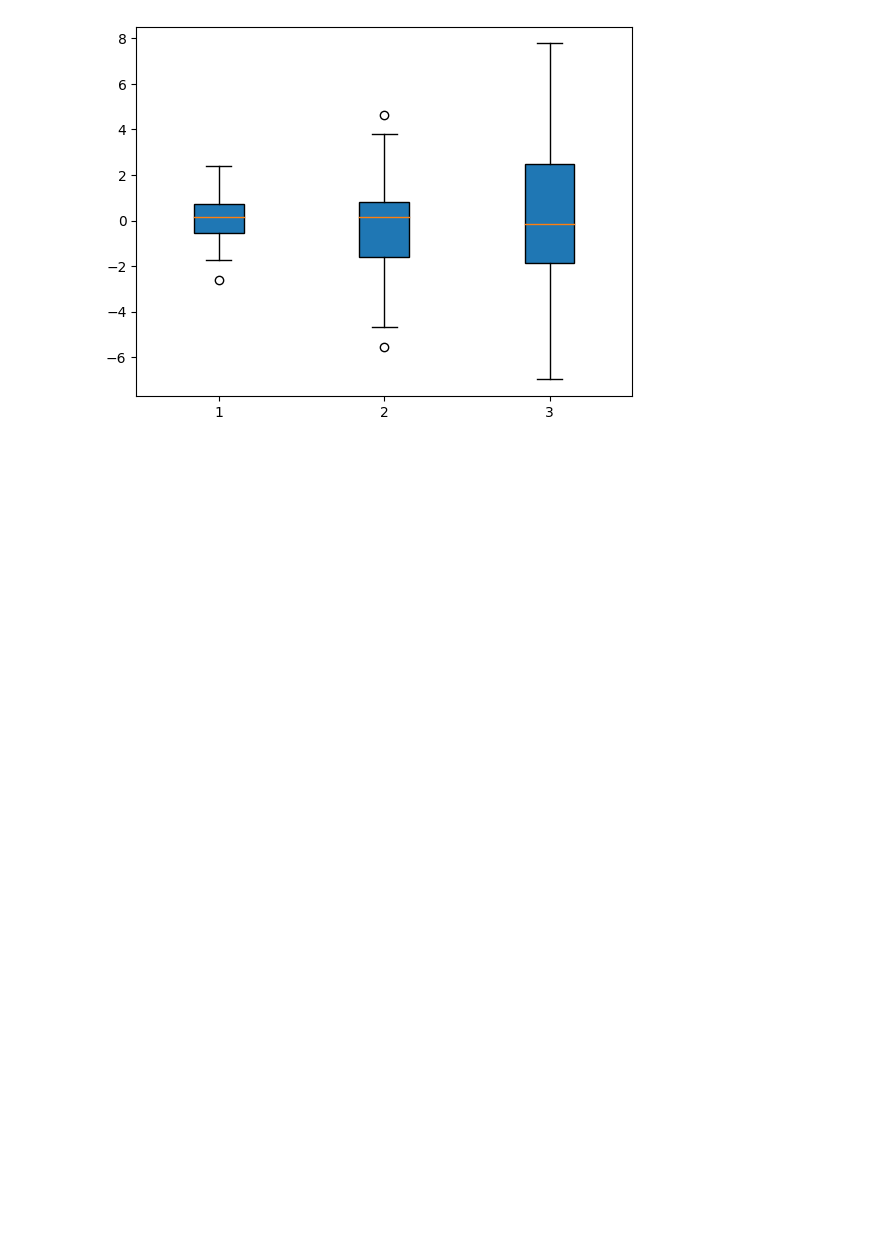
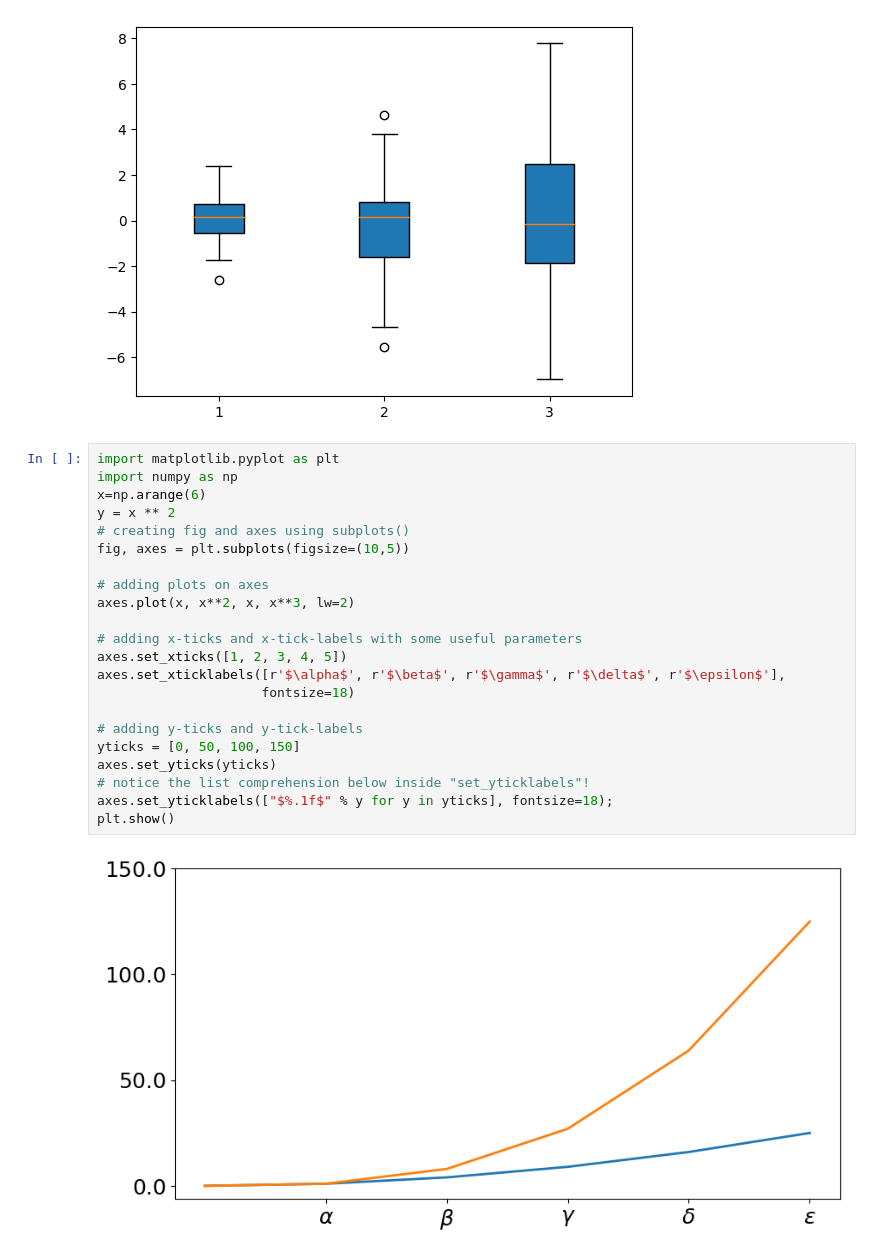
Before and after one commit to harshit2702/Intro-to-Data-Science, a Jupyter notebook: notebooks/matplotlib.ipynb, the cells around one changed output. Cells and saved outputs as stored; diff of their text form; blank space fills up the shorter version.

```diff
--- a/notebooks/matplotlib.ipynb
+++ b/notebooks/matplotlib.ipynb
@@ -194,3 +194,27 @@ data = [np.random.normal(0, std, 100) for std in range(1, 4)]
 plt.boxplot(data, vert=True, patch_artist=True);
 # %% [output]
 [figure]
+# %%
+import matplotlib.pyplot as plt
+import numpy as np
+x=np.arange(6)
+y = x ** 2
+# creating fig and axes using subplots()
+fig, axes = plt.subplots(figsize=(10,5))
+
+# adding plots on axes
+axes.plot(x, x**2, x, x**3, lw=2)
+
+# adding x-ticks and x-tick-labels with some useful parameters
+axes.set_xticks([1, 2, 3, 4, 5])
+axes.set_xticklabels([r'$\alpha$', r'$\beta$', r'$\gamma$', r'$\delta$', r'$\epsilon$'],
+                     fontsize=18)
+
+# adding y-ticks and y-tick-labels
+yticks = [0, 50, 100, 150]
+axes.set_yticks(yticks)
+# notice the list comprehension below inside "set_yticklabels"!
+axes.set_yticklabels(["$%.1f$" % y for y in yticks], fontsize=18);
+plt.show()
+# %% [output]
+[figure, added]
```
Also changed, not shown: 2 other files.
